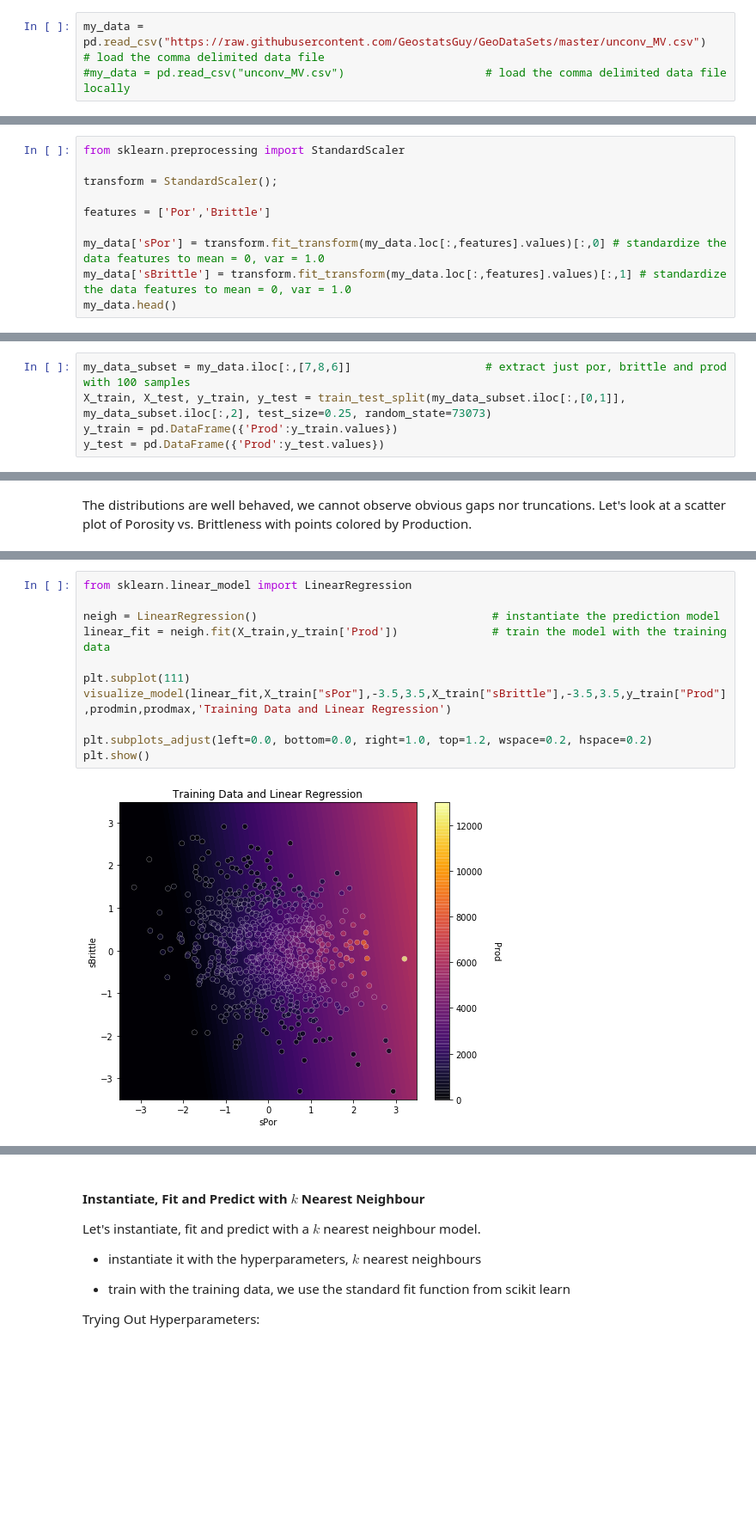
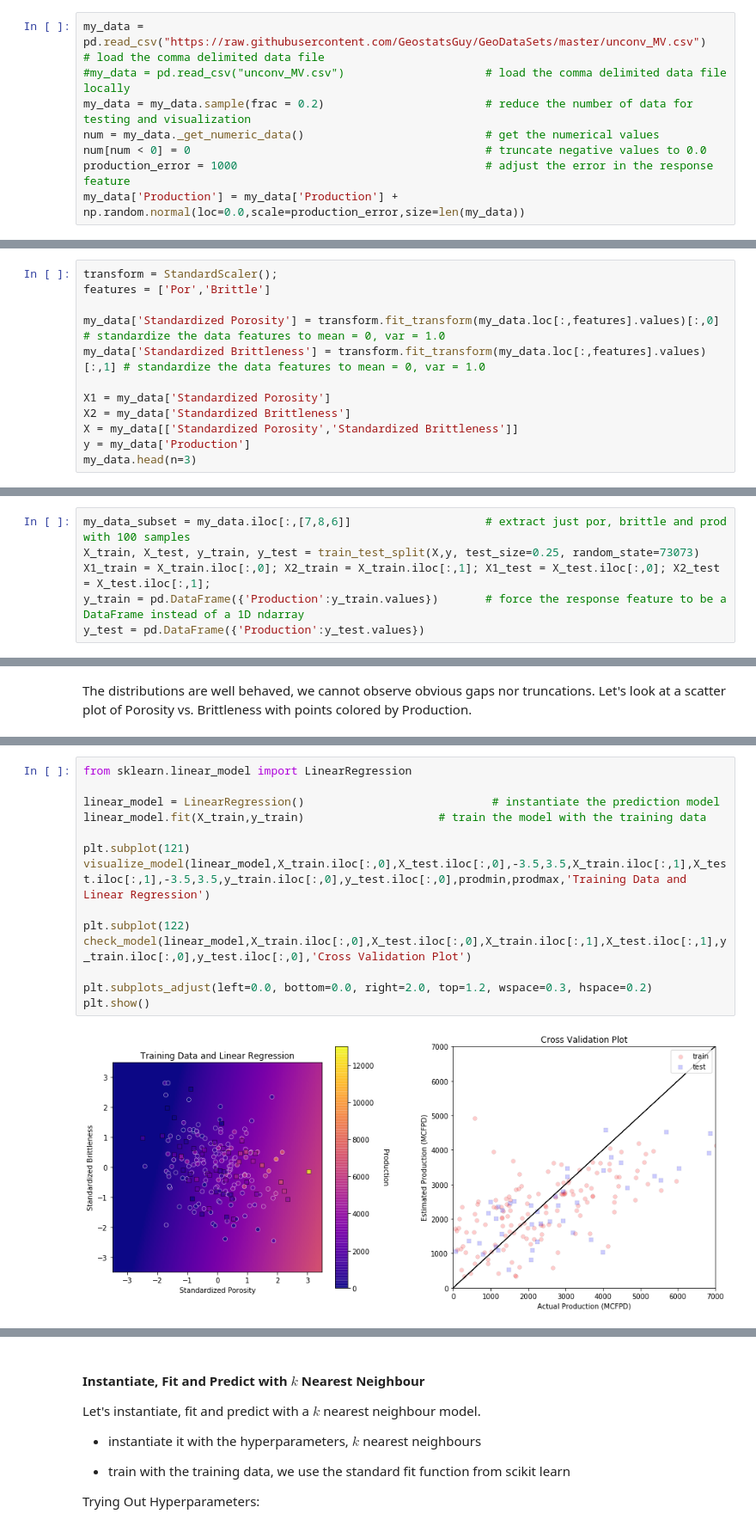
Before and after one commit to GeostatsGuy/PythonNumericalDemos, a Jupyter notebook: SubsurfaceDataAnalytics_MultipleModels.ipynb, the cells around one changed output, grey strips where cells are left out. Shown at 86% size. Saved outputs shown, nothing was run; the diff lists cells and outputs as text; blank space fills up the shorter version.

```diff
--- a/SubsurfaceDataAnalytics_MultipleModels.ipynb
+++ b/SubsurfaceDataAnalytics_MultipleModels.ipynb
@@ -146,6 +219,11 @@ We use a data "unconv_MV.csv" comma delimited file from my GitHub [respository](
 # %%
 my_data = pd.read_csv("https://raw.githubusercontent.com/GeostatsGuy/GeoDataSets/master/unconv_MV.csv")   # load the comma delimited data file
 #my_data = pd.read_csv("unconv_MV.csv")                     # load the comma delimited data file locally
+my_data = my_data.sample(frac = 0.2)                        # reduce the number of data for testing and visualization
+num = my_data._get_numeric_data()                           # get the numerical values
+num[num < 0] = 0                                            # truncate negative values to 0.0
+production_error = 1000                                     # adjust the error in the response feature
+my_data['Production'] = my_data['Production'] + np.random.normal(loc=0.0,scale=production_error,size=len(my_data))
 # %% [markdown]
 Let's visualize the first several rows of our data stored in a DataFrame so we can make sure we successfully loaded the data file.
 # %%
@@ -199,11 +260,13 @@ The k-nearest neighbour etc. method uses a nearest training sample search in fea
 # %%
-from sklearn.preprocessing import StandardScaler
-
 transform = StandardScaler();
-
 features = ['Por','Brittle']
 
-my_data['sPor'] = transform.fit_transform(my_data.loc[:,features].values)[:,0] # standardize the data features to mean = 0, var = 1.0
-my_data['sBrittle'] = transform.fit_transform(my_data.loc[:,features].values)[:,1] # standardize the data features to mean = 0, var = 1.0
-my_data.head()
+my_data['Standardized Porosity'] = transform.fit_transform(my_data.loc[:,features].values)[:,0] # standardize the data features to mean = 0, var = 1.0
+my_data['Standardized Brittleness'] = transform.fit_transform(my_data.loc[:,features].values)[:,1] # standardize the data features to mean = 0, var = 1.0
+
+X1 = my_data['Standardized Porosity']
+X2 = my_data['Standardized Brittleness']
+X = my_data[['Standardized Porosity','Standardized Brittleness']]
+y = my_data['Production']
+my_data.head(n=3)
 # %% [output]
@@ -246,9 +292,10 @@ This dataset has variables from 1,000 unconventional wells including well averag
 Let's simplify the problem to 2 predictor features, Porosity and Brittleness to predict Production rate.  We will also reduce the number of wells from 1,000 to 500.  By working with only 2 features, it is very easy to visualize the segmentation of the feature space (it is only 2D and can be shown compleltely on a single plot).
 # %%
 my_data_subset = my_data.iloc[:,[7,8,6]]                    # extract just por, brittle and prod with 100 samples
-X_train, X_test, y_train, y_test = train_test_split(my_data_subset.iloc[:,[0,1]], my_data_subset.iloc[:,2], test_size=0.25, random_state=73073)
-y_train = pd.DataFrame({'Prod':y_train.values})
-y_test = pd.DataFrame({'Prod':y_test.values})
+X_train, X_test, y_train, y_test = train_test_split(X,y, test_size=0.25, random_state=73073)
+X1_train = X_train.iloc[:,0]; X2_train = X_train.iloc[:,1]; X1_test = X_test.iloc[:,0]; X2_test = X_test.iloc[:,1];
+y_train = pd.DataFrame({'Production':y_train.values})       # force the response feature to be a DataFrame instead of a 1D ndarray
+y_test = pd.DataFrame({'Production':y_test.values})
 # %% [markdown]
 Let's first check the univariate statistics of Porosity, Brittleness and Producton.
 # %%
@@ -340,13 +385,16 @@ Trying Out Hyperparameters:
 # %%
 from sklearn.linear_model import LinearRegression
 
-neigh = LinearRegression()                                   # instantiate the prediction model
-linear_fit = neigh.fit(X_train,y_train['Prod'])              # train the model with the training data
+linear_model = LinearRegression()                            # instantiate the prediction model
+linear_model.fit(X_train,y_train)                    # train the model with the training data
 
-plt.subplot(111)
-visualize_model(linear_fit,X_train["sPor"],-3.5,3.5,X_train["sBrittle"],-3.5,3.5,y_train["Prod"],prodmin,prodmax,'Training Data and Linear Regression')
+plt.subplot(121)
+visualize_model(linear_model,X_train.iloc[:,0],X_test.iloc[:,0],-3.5,3.5,X_train.iloc[:,1],X_test.iloc[:,1],-3.5,3.5,y_train.iloc[:,0],y_test.iloc[:,0],prodmin,prodmax,'Training Data and Linear Regression')
 
-plt.subplots_adjust(left=0.0, bottom=0.0, right=1.0, top=1.2, wspace=0.2, hspace=0.2)
+plt.subplot(122)
+check_model(linear_model,X_train.iloc[:,0],X_test.iloc[:,0],X_train.iloc[:,1],X_test.iloc[:,1],y_train.iloc[:,0],y_test.iloc[:,0],'Cross Validation Plot')
+
+plt.subplots_adjust(left=0.0, bottom=0.0, right=2.0, top=1.2, wspace=0.3, hspace=0.2)
 plt.show()
 # %% [output]
-[figure, old version]
+[figure, new version]
```
Also changed, not shown: parts of 27 cells of this notebook.
